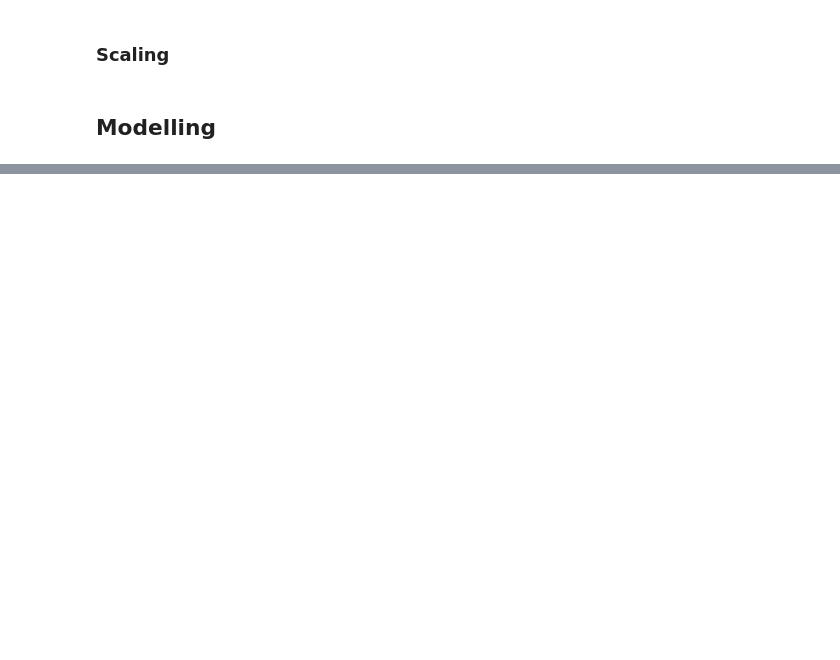
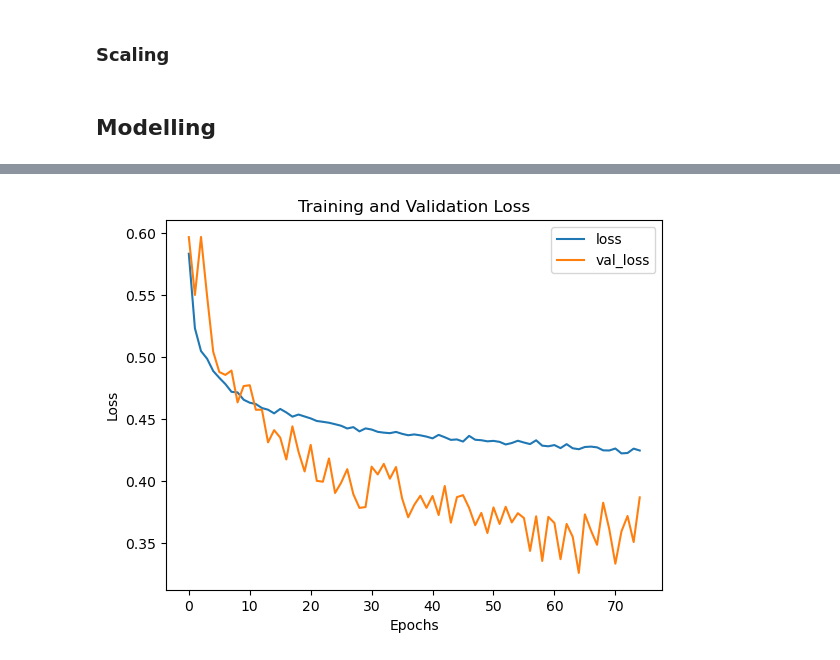
Before and after one commit to qlbusalim/Binary-Classification-Using-NN, a Jupyter notebook: Backpropagation.ipynb, the cells around one changed output, grey strips where cells are left out. Drawn from its saved outputs; the diff is of its cells as text; code cells hidden in the pictures; blank space fills up the shorter version.

```diff
--- a/Backpropagation.ipynb
+++ b/Backpropagation.ipynb
@@ -655,0 +516,23 @@ print(confusion_matrix(y_test, (model.predict(X_test) > 0.5).astype("int32")))
+# %%
+# Get the history from the model fitting (from cell 50)
+# Note: You need to re-run cell 50 and assign the result to history variable
+# For now, let's create a simple plot from the model's training
+try:
+	# If history was saved from model.fit(), use it
+	if 'history' in locals() and history is not None:
+		history_df = pd.DataFrame(history.history)
+		history_df.loc[:, ['loss', 'val_loss']].plot()
+		plt.title('Training and Validation Loss')
+		plt.xlabel('Epochs')
+		plt.ylabel('Loss')
+		plt.legend()
+		plt.show()
+		print("Minimum validation loss: {}".format(history_df['val_loss'].min()))
+	else:
+		print("History not available. Please re-run the training cell (cell 50) and assign model.fit() result to 'history' variable.")
+		print("Example: history = model.fit(...)")
+except Exception as e:
+	print(f"Error plotting history: {e}")
+	print("Please ensure the training was completed and history was saved.")
+# %% [output]
+[figure, added]
```
Also changed, not shown: parts of 19 cells of this notebook, 1 other file.
